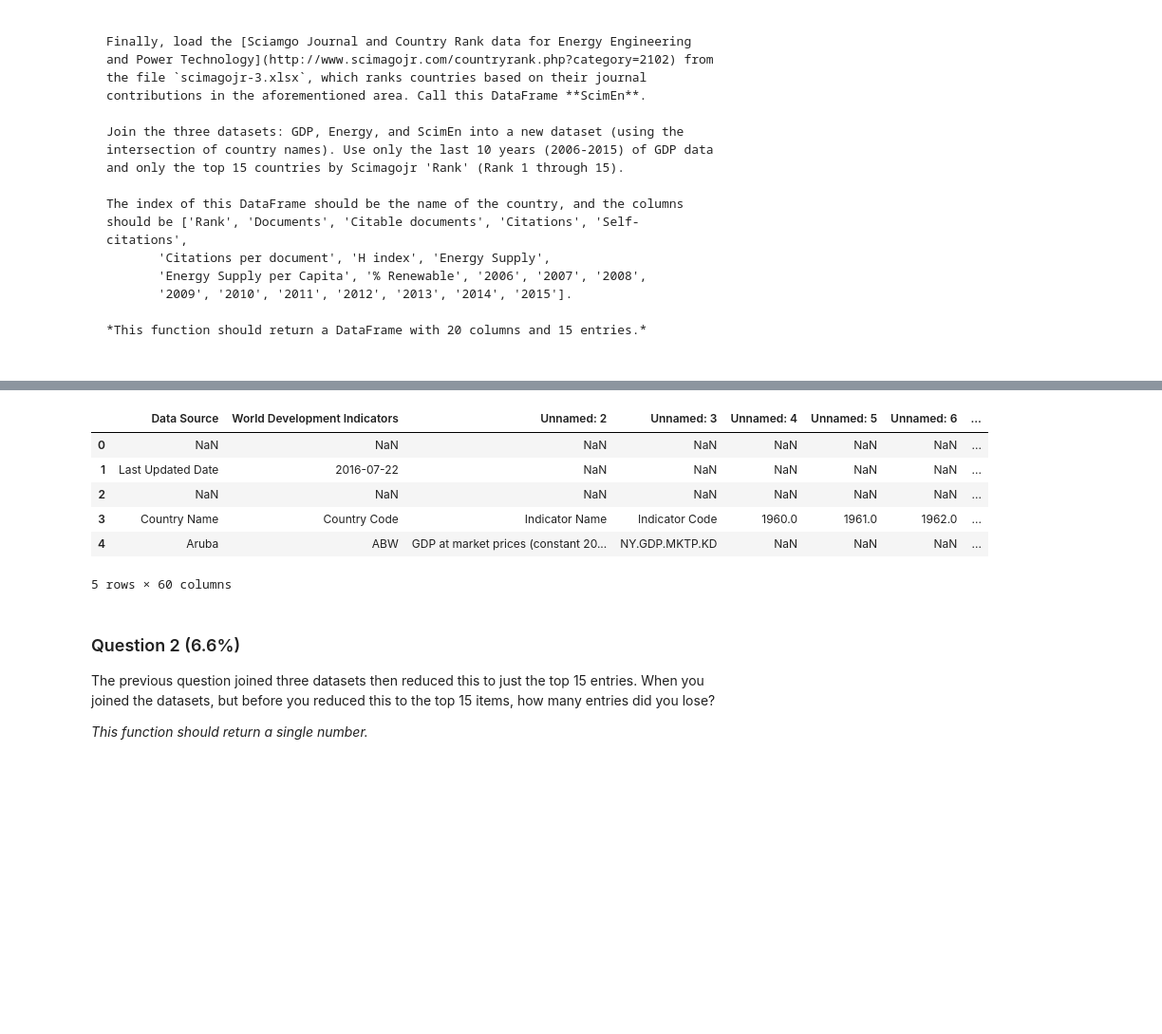
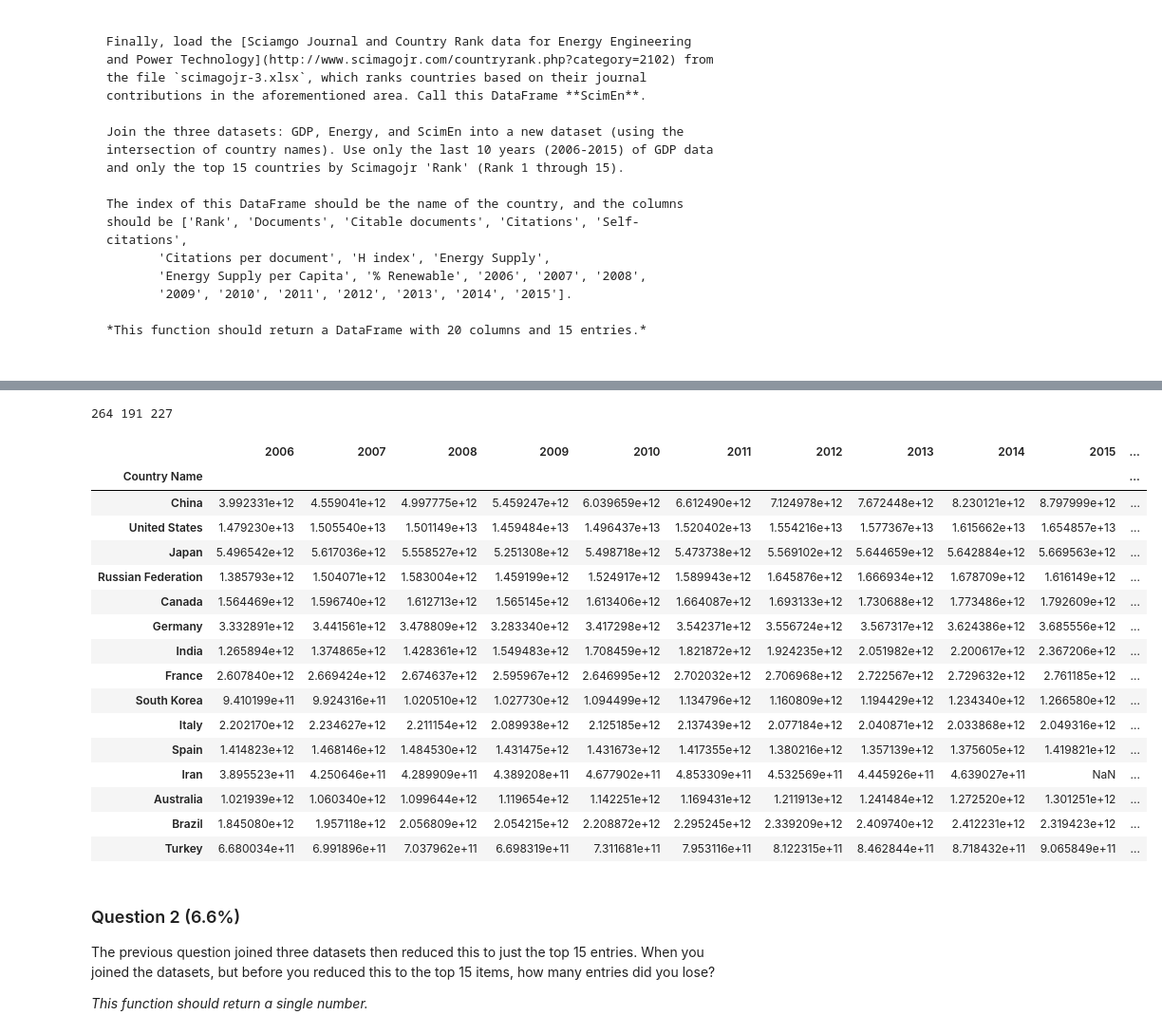
Before and after one commit to Ficke/IntroDataSciPy, a Jupyter notebook: Assignment 3.ipynb, the cells around one changed output, grey strips where cells are left out. Shown: that part at 95% size. Drawn from its saved outputs; the diff is of its cells as text; code cells hidden in the pictures; blank space fills up the shorter version.

Commit message:
Merge
Progress on 3 way join

```diff
--- a/Assignment 3.ipynb
+++ b/Assignment 3.ipynb
@@ -96,14 +77,59 @@ df
-# %%
-GDP = pd.read_csv('world_bank.csv')
-GDP.head(5)
-# %% [output]
-|  | Data Source | World Development Indicators | Unnamed: 2 | Unnamed: 3 | Unnamed: 4 | Unnamed: 5 | Unnamed: 6 | ... |
-| 0 | NaN | NaN | NaN | NaN | NaN | NaN | NaN | ... |
-| 1 | Last Updated Date | 2016-07-22 | NaN | NaN | NaN | NaN | NaN | ... |
-| 2 | NaN | NaN | NaN | NaN | NaN | NaN | NaN | ... |
-| 3 | Country Name | Country Code | Indicator Name | Indicator Code | 1960.0 | 1961.0 | 1962.0 | ... |
-| 4 | Aruba | ABW | GDP at market prices (constant 20... | NY.GDP.MKTP.KD | NaN | NaN | NaN | ... |
-5 rows × 60 columns
+# %%
+GDP = pd.read_csv('world_bank.csv', skiprows=4)
+GDP.head(5)
+GDP['Country Name'] = GDP['Country Name'].replace({"Korea, Rep.": "South Korea",
+                                                   "Iran, Islamic Rep.": "Iran",
+                                                   "Hong Kong SAR, China": "Hong Kong"})
+# %%
+ScimEn = pd.read_excel('scimagojr-3.xlsx')
+# %%
+print(len(GDP),len(ScimEn),len(energy))
+# %% [output]
+264 191 227
+# %%
+GDP.merge(
+    energy, left_on='Country Name', right_on='Country',how='inner').merge(
+    ScimEn,left_on='Country Name',right_on='Country',how='inner')[
+    ['Country Name',
+     '2006',
+     '2007',
+     '2008',
+     '2009',
+     '2010',
+     '2011',
+     '2012',
+     '2013',
+     '2014',
+     '2015',
+     'Energy Supply',
+     'Energy Supply per Capita',
+     '% Renewable',
+     'Rank',
+     'Documents',
+     'Citable documents',
+     'Citations',
+     'Self-citations',
+     'Citations per document',
+     'H index']
+    ].nsmallest(15,'Rank').set_index('Country Name')
+# %% [output]
+|  | 2006 | 2007 | 2008 | 2009 | 2010 | 2011 | 2012 | 2013 | 2014 | 2015 | ... |
+| Country Name |  |  |  |  |  |  |  |  |  |  | ... |
+| China | 3.992331e+12 | 4.559041e+12 | 4.997775e+12 | 5.459247e+12 | 6.039659e+12 | 6.612490e+12 | 7.124978e+12 | 7.672448e+12 | 8.230121e+12 | 8.797999e+12 | ... |
+| United States | 1.479230e+13 | 1.505540e+13 | 1.501149e+13 | 1.459484e+13 | 1.496437e+13 | 1.520402e+13 | 1.554216e+13 | 1.577367e+13 | 1.615662e+13 | 1.654857e+13 | ... |
+| Japan | 5.496542e+12 | 5.617036e+12 | 5.558527e+12 | 5.251308e+12 | 5.498718e+12 | 5.473738e+12 | 5.569102e+12 | 5.644659e+12 | 5.642884e+12 | 5.669563e+12 | ... |
+| Russian Federation | 1.385793e+12 | 1.504071e+12 | 1.583004e+12 | 1.459199e+12 | 1.524917e+12 | 1.589943e+12 | 1.645876e+12 | 1.666934e+12 | 1.678709e+12 | 1.616149e+12 | ... |
+| Canada | 1.564469e+12 | 1.596740e+12 | 1.612713e+12 | 1.565145e+12 | 1.613406e+12 | 1.664087e+12 | 1.693133e+12 | 1.730688e+12 | 1.773486e+12 | 1.792609e+12 | ... |
+| Germany | 3.332891e+12 | 3.441561e+12 | 3.478809e+12 | 3.283340e+12 | 3.417298e+12 | 3.542371e+12 | 3.556724e+12 | 3.567317e+12 | 3.624386e+12 | 3.685556e+12 | ... |
+| India | 1.265894e+12 | 1.374865e+12 | 1.428361e+12 | 1.549483e+12 | 1.708459e+12 | 1.821872e+12 | 1.924235e+12 | 2.051982e+12 | 2.200617e+12 | 2.367206e+12 | ... |
+| France | 2.607840e+12 | 2.669424e+12 | 2.674637e+12 | 2.595967e+12 | 2.646995e+12 | 2.702032e+12 | 2.706968e+12 | 2.722567e+12 | 2.729632e+12 | 2.761185e+12 | ... |
+| South Korea | 9.410199e+11 | 9.924316e+11 | 1.020510e+12 | 1.027730e+12 | 1.094499e+12 | 1.134796e+12 | 1.160809e+12 | 1.194429e+12 | 1.234340e+12 | 1.266580e+12 | ... |
+| Italy | 2.202170e+12 | 2.234627e+12 | 2.211154e+12 | 2.089938e+12 | 2.125185e+12 | 2.137439e+12 | 2.077184e+12 | 2.040871e+12 | 2.033868e+12 | 2.049316e+12 | ... |
+| Spain | 1.414823e+12 | 1.468146e+12 | 1.484530e+12 | 1.431475e+12 | 1.431673e+12 | 1.417355e+12 | 1.380216e+12 | 1.357139e+12 | 1.375605e+12 | 1.419821e+12 | ... |
+| Iran | 3.895523e+11 | 4.250646e+11 | 4.289909e+11 | 4.389208e+11 | 4.677902e+11 | 4.853309e+11 | 4.532569e+11 | 4.445926e+11 | 4.639027e+11 | NaN | ... |
+| Australia | 1.021939e+12 | 1.060340e+12 | 1.099644e+12 | 1.119654e+12 | 1.142251e+12 | 1.169431e+12 | 1.211913e+12 | 1.241484e+12 | 1.272520e+12 | 1.301251e+12 | ... |
+| Brazil | 1.845080e+12 | 1.957118e+12 | 2.056809e+12 | 2.054215e+12 | 2.208872e+12 | 2.295245e+12 | 2.339209e+12 | 2.409740e+12 | 2.412231e+12 | 2.319423e+12 | ... |
+| Turkey | 6.680034e+11 | 6.991896e+11 | 7.037962e+11 | 6.698319e+11 | 7.311681e+11 | 7.953116e+11 | 8.122315e+11 | 8.462844e+11 | 8.718432e+11 | 9.065849e+11 | ... |
 # %%
 def answer_one():
     return "ANSWER"
```
Also changed, not shown: parts of 1 cell of this notebook.
